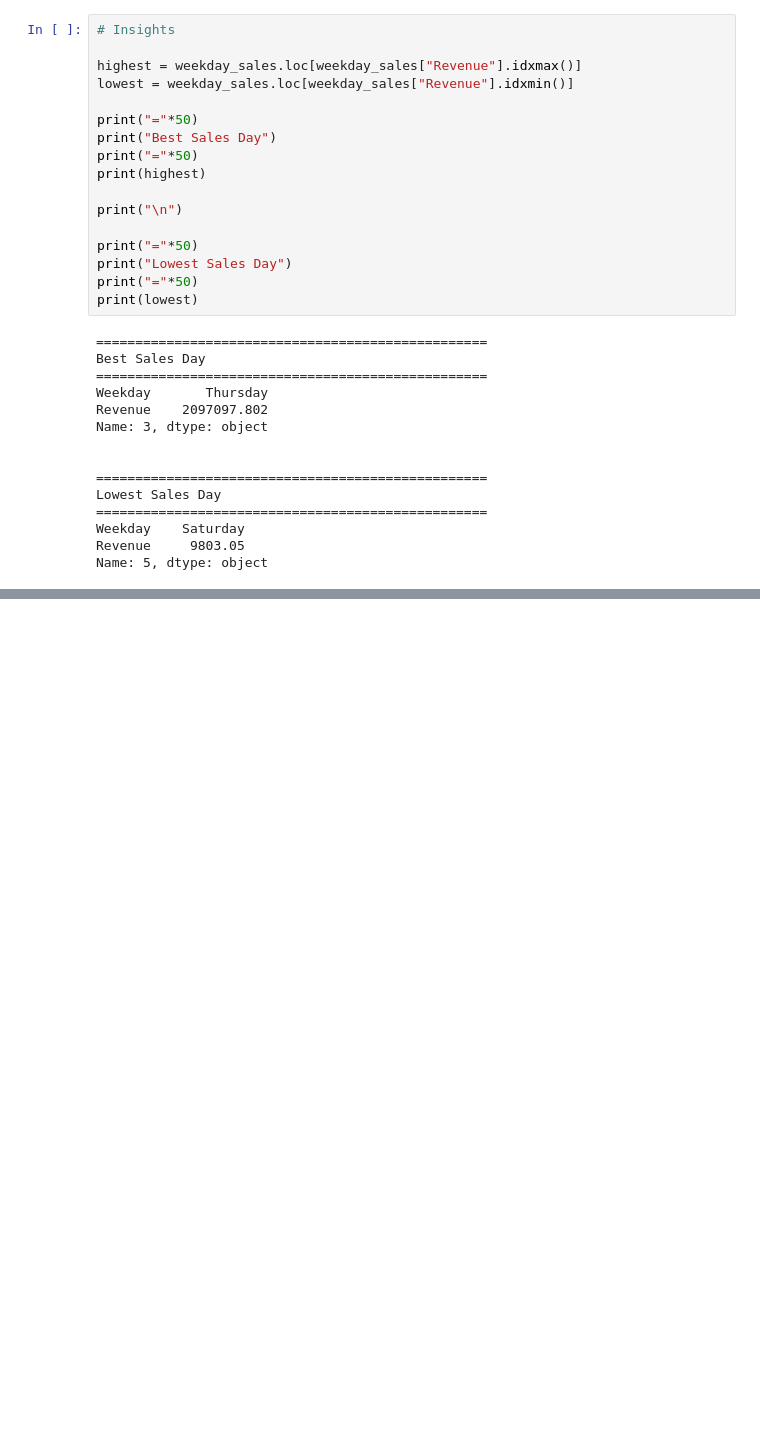
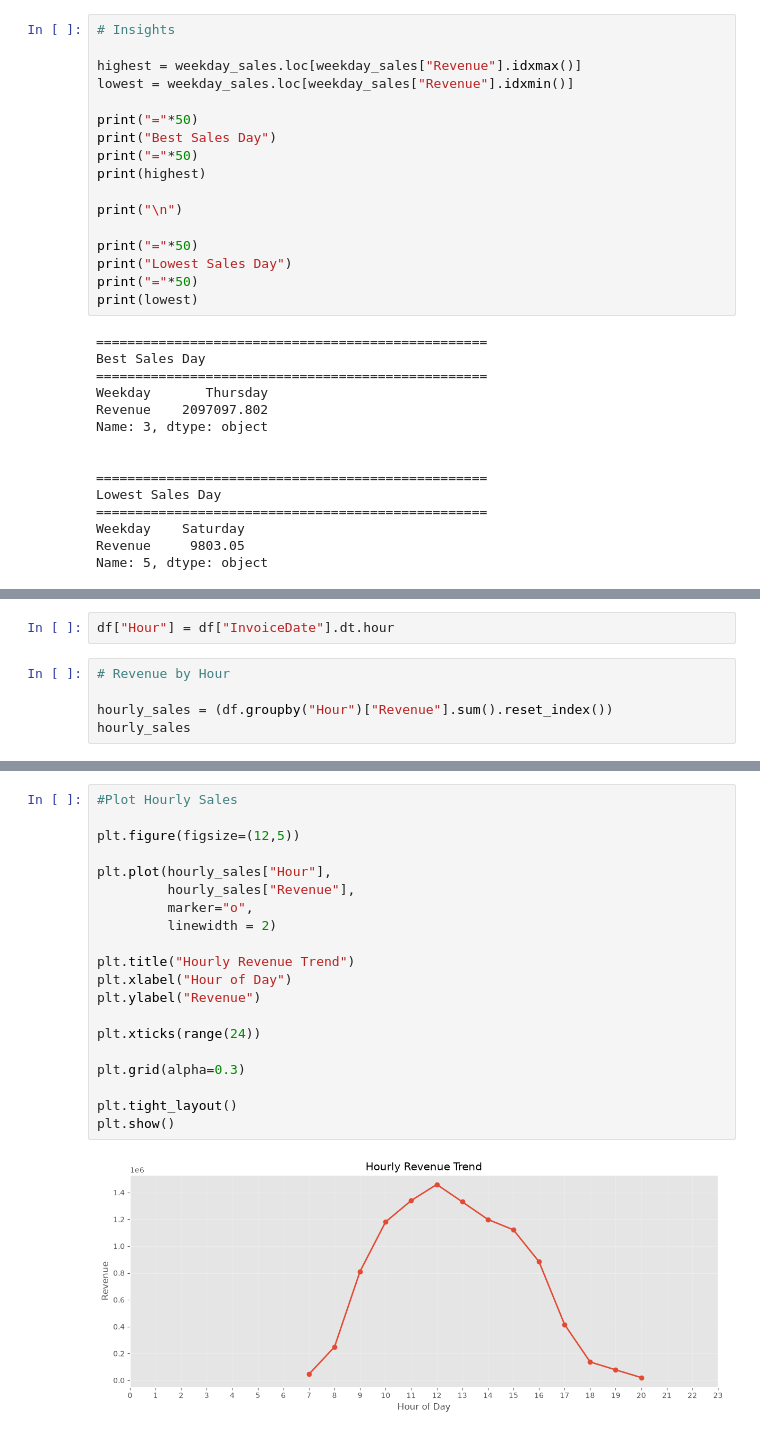
Before and after one commit to chandan1510/Retail_Decision_Intelligence, a Jupyter notebook: notebooks/04_EDA.ipynb, the cells around one changed output, grey strips where cells are left out. Cells and saved outputs as stored; diff of their text form; blank space fills up the shorter version.

Commit message:
Added hourly sales and average order value analysis

```diff
--- a/notebooks/04_EDA.ipynb
+++ b/notebooks/04_EDA.ipynb
@@ -872,0 +875,7 @@ Name: 5, dtype: object
+# %%
+df["Hour"] = df["InvoiceDate"].dt.hour
+# %%
+# Revenue by Hour
+
+hourly_sales = (df.groupby("Hour")["Revenue"].sum().reset_index())
+hourly_sales
@@ -872,0 +898,22 @@ Name: 5, dtype: object
+# %%
+#Plot Hourly Sales
+
+plt.figure(figsize=(12,5))
+
+plt.plot(hourly_sales["Hour"],
+         hourly_sales["Revenue"],
+         marker="o",
+         linewidth = 2)
+
+plt.title("Hourly Revenue Trend")
+plt.xlabel("Hour of Day")
+plt.ylabel("Revenue")
+
+plt.xticks(range(24))
+
+plt.grid(alpha=0.3)
+
+plt.tight_layout()
+plt.show()
+# %% [output]
+[figure, added]
```
Also changed, not shown: parts of 10 cells of this notebook.
